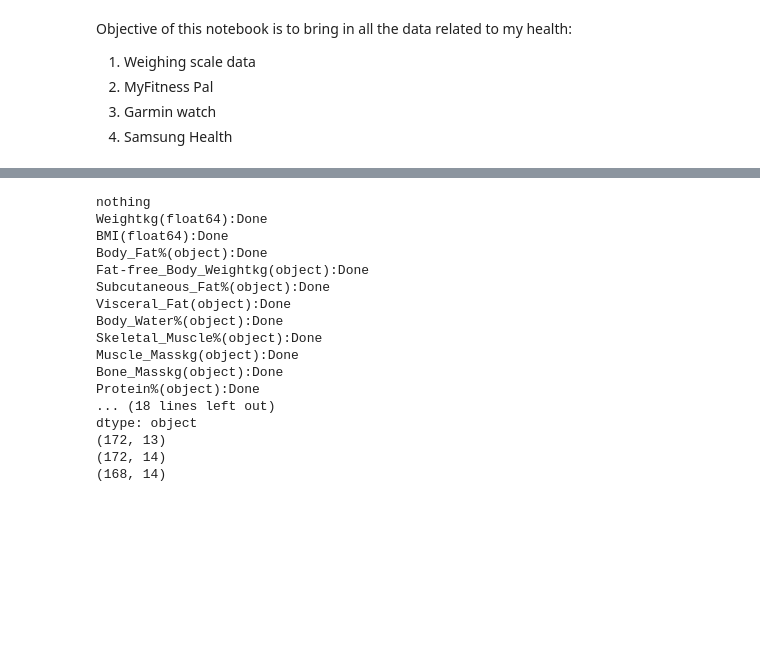
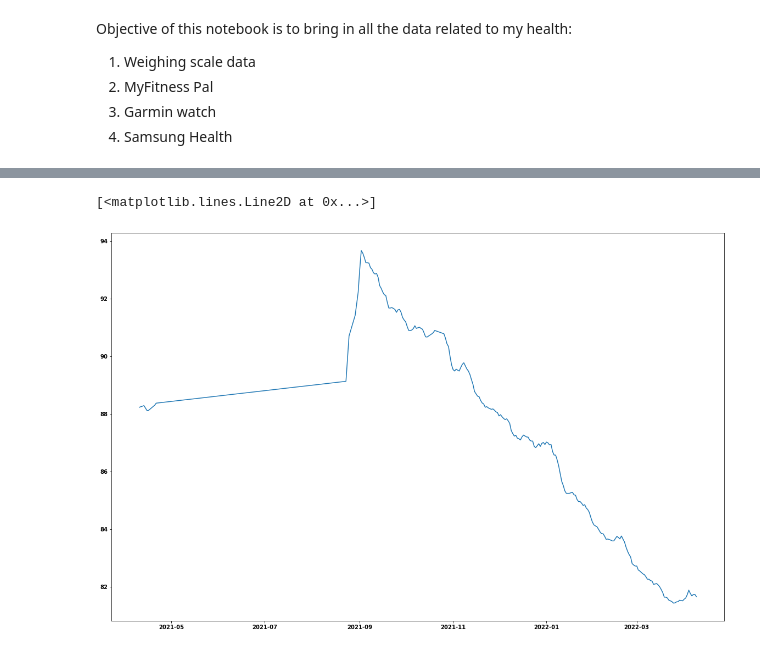
Before and after one commit to jayrajparmar009/path_to_fitness, a Jupyter notebook: Weight_data/weight_data.ipynb, the cells around one changed output, grey strips where cells are left out. Drawn from its saved outputs; the diff is of its cells as text; code cells hidden in the pictures; blank space fills up the shorter version.

```diff
--- a/Weight_data/weight_data.ipynb
+++ b/Weight_data/weight_data.ipynb
@@ -34,7 +37,0 @@ def datetime_conversion(df,col_list):
-# %%
-def data_prep(df):
-    # Column name cleaning
-    df.columns = [i.replace(' ','_').replace('(','').replace(')','') for i in list(df_initial)]
-    print(df.columns)
-    df = bm.datetime_conversion(df, 'Time_of_Measurement')
-    return df
@@ -41,6 +98,6 @@ def data_prep(df):
 # %%
 df_test = data_prep(df_initial)
-df_test
+df_final = date_numeric_groupby(df_test)
 # %% [output]
 Index(['Time_of_Measurement', 'Weightkg', 'BMI', 'Body_Fat%',
        'Fat-free_Body_Weightkg', 'Subcutaneous_Fat%', 'Visceral_Fat',
@@ -50,58 +119,10 @@ Index(['Time_of_Measurement', 'Weightkg', 'BMI', 'Body_Fat%',
-# %%
-# Column name cleaning
-df_initial.columns = [i.replace(' ','_').replace('(','').replace(')','') for i in list(df_initial)]
-
-# Getting index as the date from time of Measurement column
-
-df_initial['Time_of_Measurement'] = pd.to_datetime(df_initial.Time_of_Measurement)
-df_initial.index = df_initial['Time_of_Measurement'].dt.date
-
-# Converting all the columns to numeric
-lis = []
-for i in df_initial.columns:
-    if df_initial[i].dtypes != 'datetime64[ns]':
-        lis.append(df_initial[i].apply(pd.to_numeric, errors='coerce'))
-        print(str(i)+str('(')+str(df_initial[i].dtypes)+str(')')+str(':')+'Done')
-
-    else: print('nothing')
-df_dtyp = pd.concat(lis, axis=1)
-df_dtyp = df_dtyp.drop_duplicates()
-del df_dtyp['Remarks']
-df_dtyp = df_dtyp.dropna(axis='index')
-df_initial.index.names = ['Dates']
-df_final = df_dtyp.merge(pd.DataFrame(df_initial.groupby(['Dates'])['Time_of_Measurement'].max()),
-                         how='left',left_index=True, right_index=True)
-cols = ['Weightkg', 'BMI', 'Body_Fat%', 'Fat-free_Body_Weightkg',
-       'Subcutaneous_Fat%', 'Visceral_Fat', 'Body_Water%', 'Skeletal_Muscle%',
-       'Muscle_Masskg', 'Bone_Masskg', 'Protein%', 'BMRkcal', 'Metabolic_Age']
-agg_func = ['max']*13
-
-d = dict(zip(cols,agg_func))
-df_dedup = df_final.groupby(['Time_of_Measurement']).agg(d)
-df_dedup['Dates'] = df_dedup.index.date
-print('*****************************Datatypes after conversion*****************************')
-print(df_final.dtypes)
-# df_final = df_dup.dropna(axis='index')
-
-print(df_dtyp.shape)
-print(df_final.shape)
-print(df_dedup.shape)
-# Generating 7 days rolling average for all the health indicators
-# %% [output]
-nothing
-Weightkg(float64):Done
-BMI(float64):Done
-Body_Fat%(object):Done
-Fat-free_Body_Weightkg(object):Done
-Subcutaneous_Fat%(object):Done
-Visceral_Fat(object):Done
-Body_Water%(object):Done
-Skeletal_Muscle%(object):Done
-Muscle_Masskg(object):Done
-Bone_Masskg(object):Done
-Protein%(object):Done
-... (18 lines left out)
-dtype: object
-(172, 13)
-(172, 14)
-(168, 14)
+# %%
+df_final = bm.datetime_conversion(df_final, ['Time_of_Measurement'])
+df_line = df_final[['Time_of_Measurement','Weightkg']].sort_values('Time_of_Measurement')
+df_line['rolling_weight_7'] = df_line['Weightkg'].rolling(window=7).mean()
+# %%
+plt.figure(figsize=(20,13))
+plt.plot(df_line['Time_of_Measurement'], df_line['rolling_weight_7'])
+# %% [output]
+[<matplotlib.lines.Line2D at 0x...>]
+[figure, added]
```
Also changed, not shown: parts of 5 cells of this notebook.
